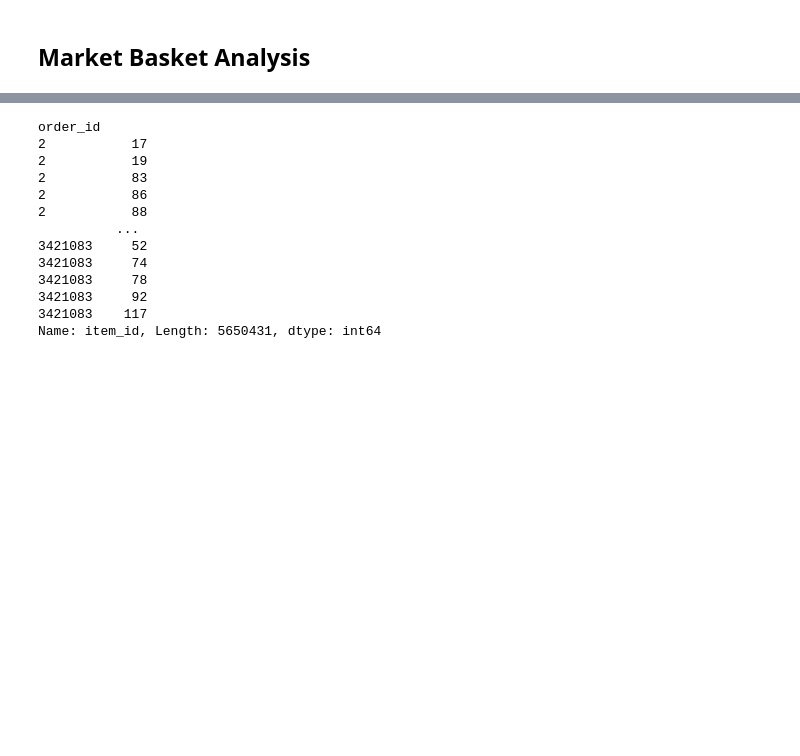
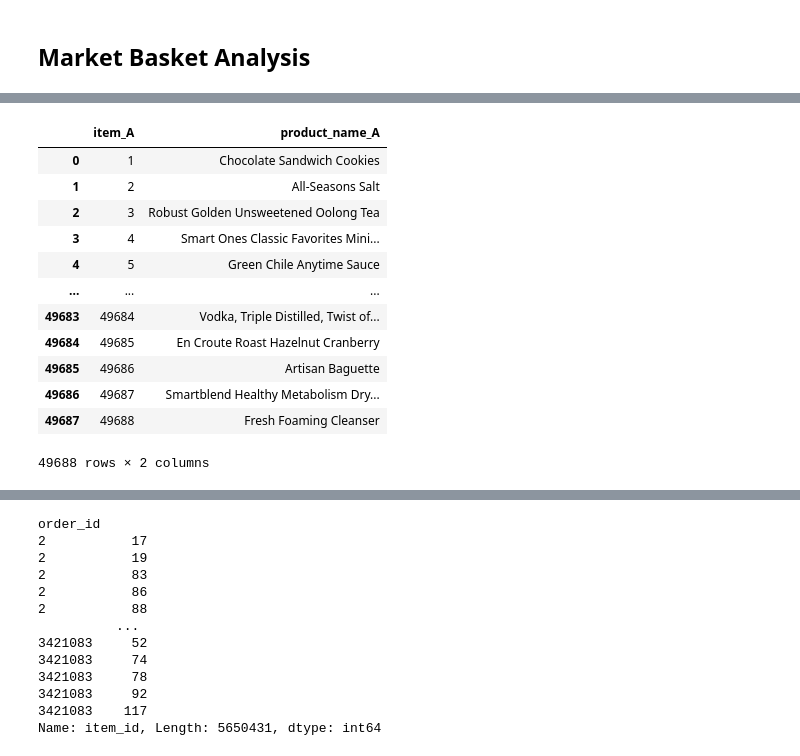
Before and after one commit to melodygr/grocery_recommendation, a Jupyter notebook: Market_Basket_Analysis.ipynb, the cells around one changed output, grey strips where cells are left out. Saved outputs shown, nothing was run; the diff lists cells and outputs as text; code cells hidden in the pictures; blank space fills up the shorter version.

```diff
--- a/Market_Basket_Analysis.ipynb
+++ b/Market_Basket_Analysis.ipynb
@@ -216,3 +222,19 @@ for x in group_association_rules_dic:
                                                                     'product_name_B','freqAB','supportAB','freqA',
                                                                     'supportA','freqB','supportB','confidenceAtoB',
                                                                     'confidenceBtoA','lift']]
+# %%
+products_desc[['product_id','product_name']].rename(columns = {'product_id':'item_A','product_name':'product_name_A'})
+# %% [output]
+|  | item_A | product_name_A |
+| 0 | 1 | Chocolate Sandwich Cookies |
+| 1 | 2 | All-Seasons Salt |
+| 2 | 3 | Robust Golden Unsweetened Oolong Tea |
+| 3 | 4 | Smart Ones Classic Favorites Mini... |
+| 4 | 5 | Green Chile Anytime Sauce |
+| ... | ... | ... |
+| 49683 | 49684 | Vodka, Triple Distilled, Twist of... |
+| 49684 | 49685 | En Croute Roast Hazelnut Cranberry |
+| 49685 | 49686 | Artisan Baguette |
+| 49686 | 49687 | Smartblend Healthy Metabolism Dry... |
+| 49687 | 49688 | Fresh Foaming Cleanser |
+49688 rows × 2 columns
```
Also changed, not shown: parts of 18 cells of this notebook.
